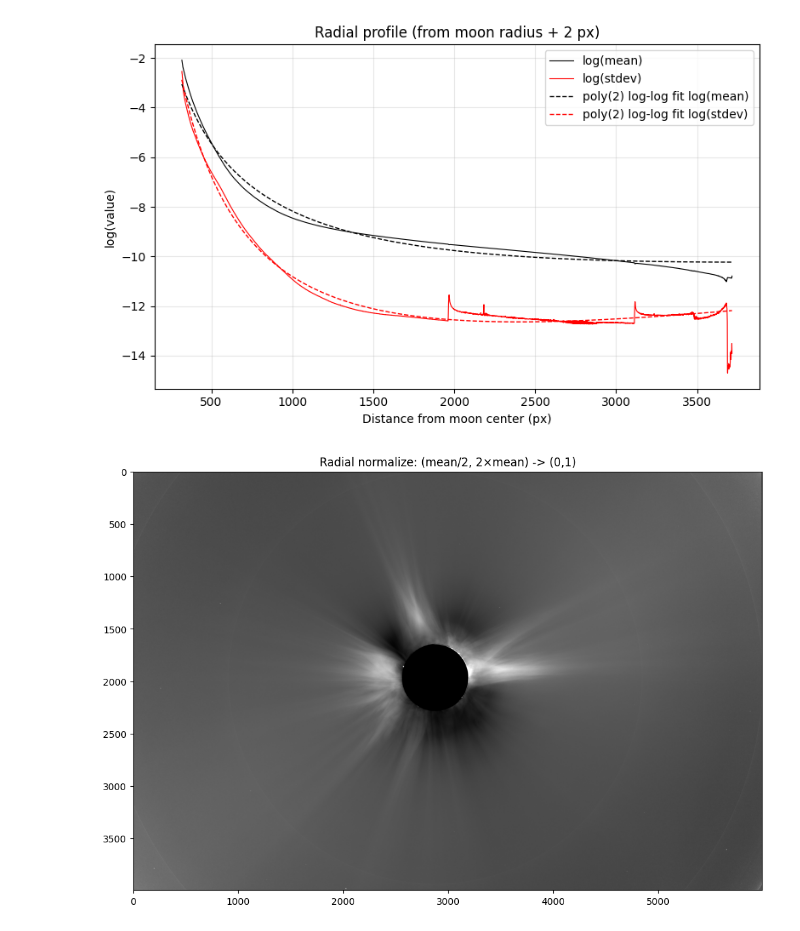
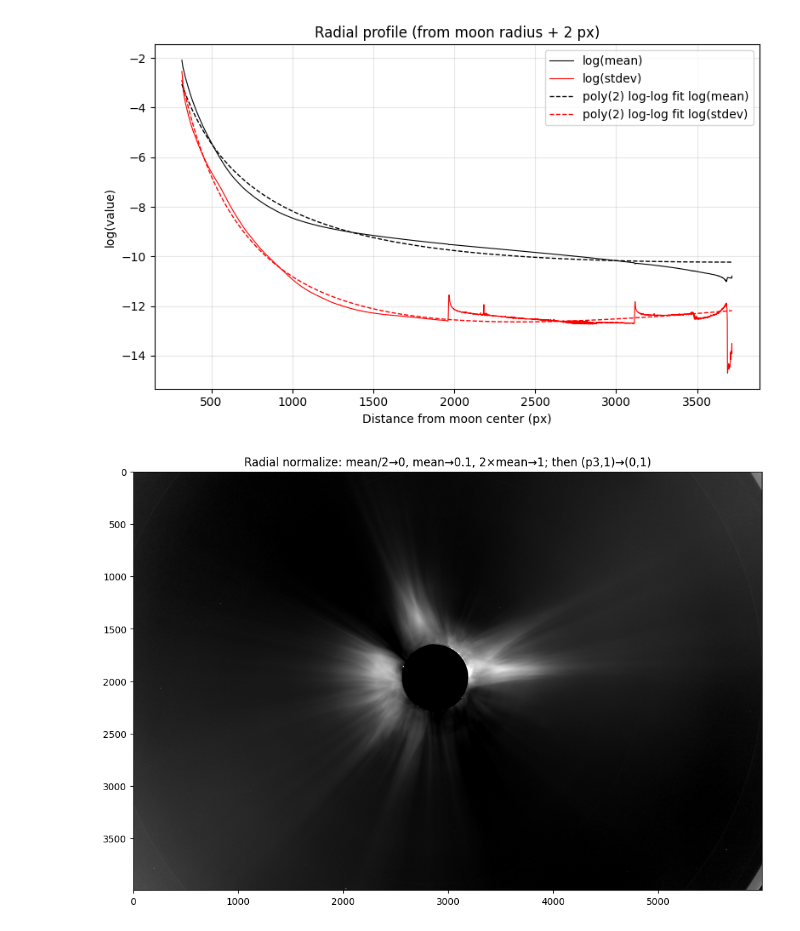
Before and after one commit to JosefSlavicek/e202602_eclipse, a Jupyter notebook: eda04.ipynb, the cells around one changed output. Saved outputs shown, nothing was run; the diff lists cells and outputs as text; code cells hidden in the pictures.

```diff
--- a/eda04.ipynb
+++ b/eda04.ipynb
@@ -349,6 +349,7 @@ plt.show()
 # %%
 # Mean from binned value; map (mean/2, 2*mean) -> (0,1), grayscale (no stdev)
 import matplotlib.pyplot as plt
+from PIL import Image
 
 r_min = moon_r + 2.0
 ii = np.arange(H_crop, dtype=np.float64).reshape(-1, 1)
@@ -356,36 +357,64 @@ jj = np.arange(W_crop, dtype=np.float64).reshape(1, -1)
 dist = np.sqrt((ii - mi_crop) ** 2 + (jj - mj_crop) ** 2)
 outside_moon = dist >= r_min
 
 # Bin by distance (same as radial profile)
 d_flat = dist[outside_moon].ravel()
 v_flat = composite_crop[outside_moon].ravel()
 d_max = int(np.ceil(d_flat.max()))
 bins = np.arange(r_min, d_max + 1.5, 1.0)
 bin_centers = (bins[:-1] + bins[1:]) / 2
 bin_means = np.full(len(bin_centers), np.nan)
 for i in range(len(bins) - 1):
     mask = (d_flat >= bins[i]) & (d_flat < bins[i + 1])
     if mask.sum() > 0:
         bin_means[i] = np.mean(v_flat[mask])
 
 # Mean: use raw binned value per pixel
 bin_idx = np.searchsorted(bins, dist.ravel(), side="right") - 1
 bin_idx = np.clip(bin_idx, 0, len(bin_centers) - 1)
 mean_at = bin_means[bin_idx].reshape(H_crop, W_crop)
 
-# Linear map (mean/2, 2*mean) -> (0, 1), clamp to [0, 1]
+# Piecewise linear: mean/2 -> 0.0, mean -> 0.1, 2*mean -> 1.0
 valid = np.isfinite(mean_at) & (mean_at > 0)
 display = np.zeros_like(composite_crop, dtype=np.float64)
-low = mean_at[valid] / 2.0
-high = 2.0 * mean_at[valid]
-display[valid] = (composite_crop[valid] - low) / (high - low)
+v = composite_crop[valid]
+m = mean_at[valid]
+# mean/2 to mean -> [0, 0.1]; mean to 2*mean -> [0.1, 1.0]
+mask1 = (v > m / 2.0) & (v <= m)
+mask2 = (v > m) & (v <= 2.0 * m)
+mask3 = v > 2.0 * m
+display[valid] = np.where(mask1, 0.4 * (v - m / 2.0) / (m / 2.0), 0.0)
+display[valid] = np.where(mask2, 0.4 + 0.6 * (v - m) / m, display[valid])
+display[valid] = np.where(mask3, 1.0, display[valid])
+display[moon_mask] = 0.0
+
+# Last step: 3rd percentile radial profile of display; smooth p3 by median over 45 px radius; remap (p3, 1) -> (0, 1)
+v_flat_display = display[outside_moon].ravel()
+bin_p3 = np.full(len(bin_centers), np.nan)
+for i in range(len(bins) - 1):
+    mask = (d_flat >= bins[i]) & (d_flat < bins[i + 1])
+    if mask.sum() > 0:
+        bin_p3[i] = np.percentile(v_flat_display[mask], 3)
+# Smooth p3: median over 100 px radius in distance
+p3_radius = 10.0
+bin_p3_smooth = np.full(len(bin_centers), np.nan)
+for i in range(len(bin_centers)):
+    in_window = np.abs(bin_centers - bin_centers[i]) <= p3_radius
+    if np.any(np.isfinite(bin_p3[in_window])):
+        bin_p3_smooth[i] = np.nanmedian(bin_p3[in_window])
+p3_at = np.where(np.isfinite(bin_p3_smooth[bin_idx]), bin_p3_smooth[bin_idx], 0.0).reshape(H_crop, W_crop)
+# Linear map (p3_at, 1) -> (0, 1); avoid div by zero when p3 >= 1
+span = np.maximum(1.0 - p3_at, 1e-9)
+display = (display - p3_at) / span
 display = np.clip(display, 0.0, 1.0)
 display[moon_mask] = 0.0
 
+Image.fromarray((display * 255).clip(0, 255).astype(np.uint8)).save("/home/slavik/tmp/eda04_radial_normalize.png")
+
 fig, ax = plt.subplots(1, 1, figsize=(10, 10))
 ax.imshow(display, cmap="gray", vmin=0, vmax=1)
-ax.set_title("Radial normalize: (mean/2, 2×mean) -> (0,1)")
+ax.set_title("Radial normalize: mean/2→0, mean→0.1, 2×mean→1; then (p3,1)→(0,1)")
 plt.tight_layout()
 plt.show()
 # %% [output]
-[figure, old version]
+[figure, new version]
```
